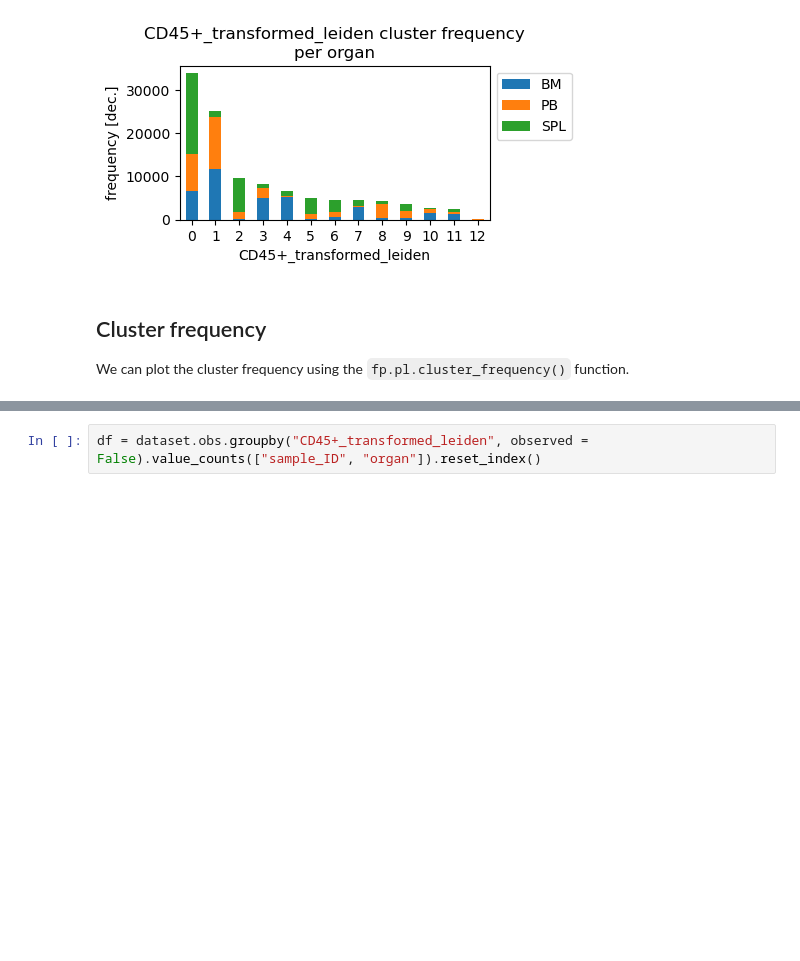
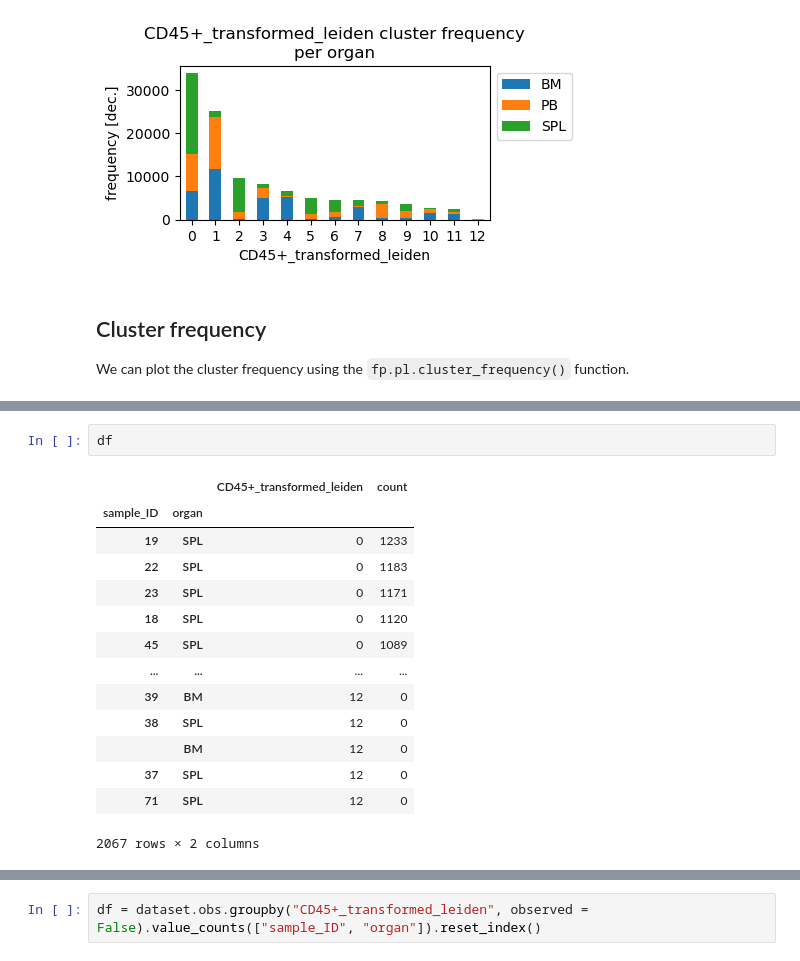
Before and after one commit to rgb-lab/FACSPy, a Jupyter notebook: vignettes/mouse_lineages/05_dataset_analysis_single_cell.ipynb, the cells around one changed output, grey strips where cells are left out. Cells and saved outputs as stored; diff of their text form; blank space fills up the shorter version.

```diff
--- a/vignettes/mouse_lineages/05_dataset_analysis_single_cell.ipynb
+++ b/vignettes/mouse_lineages/05_dataset_analysis_single_cell.ipynb
@@ -153,0 +176,17 @@ ValueError: Keys {'organ'} in subset cannot be in the groupby column keys.
+# %%
+df
+# %% [output]
+|  |  | CD45+_transformed_leiden | count |
+| sample_ID | organ |  |  |
+| 19 | SPL | 0 | 1233 |
+| 22 | SPL | 0 | 1183 |
+| 23 | SPL | 0 | 1171 |
+| 18 | SPL | 0 | 1120 |
+| 45 | SPL | 0 | 1089 |
+| ... | ... | ... | ... |
+| 39 | BM | 12 | 0 |
+| 38 | SPL | 12 | 0 |
+|  | BM | 12 | 0 |
+| 37 | SPL | 12 | 0 |
+| 71 | SPL | 12 | 0 |
+2067 rows × 2 columns
```
Also changed, not shown: parts of 5 cells of this notebook.
